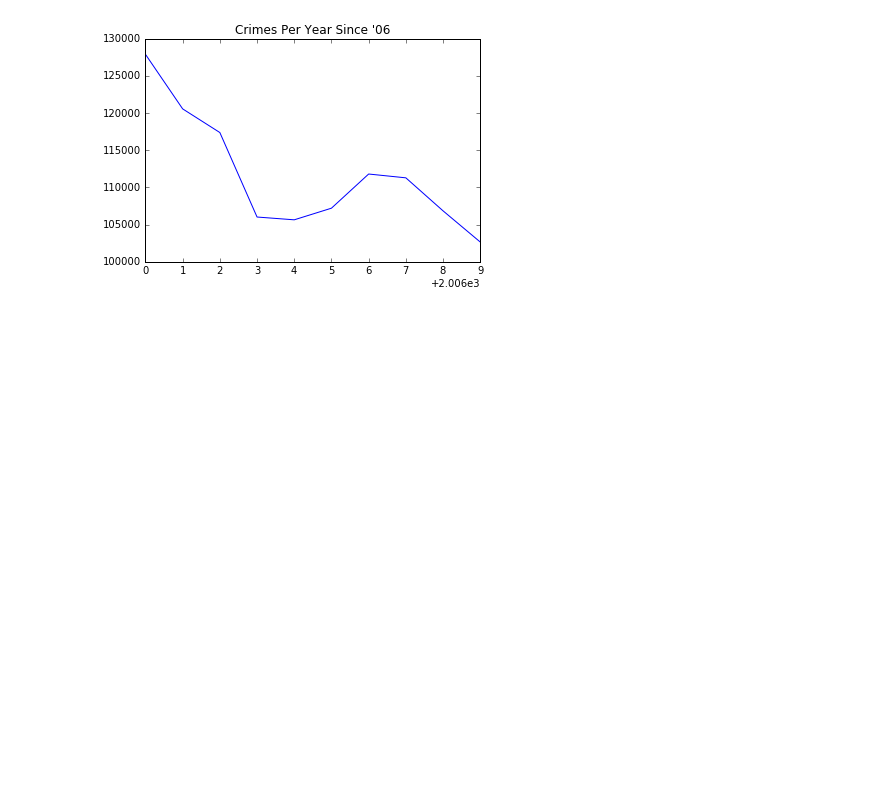
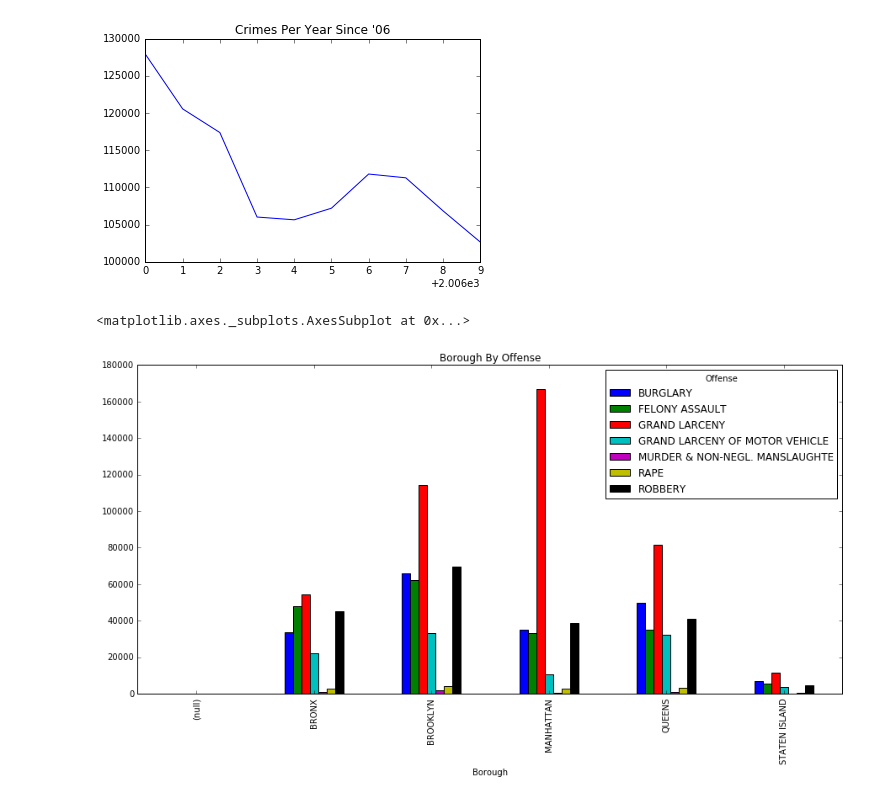
Before and after one commit to mmillervedam/INFOW18_FinalProject, a Jupyter notebook: NYC_Stats_Final_Project.ipynb, the cells around one changed output. Drawn from its saved outputs; the diff is of its cells as text; code cells hidden in the pictures; blank space fills up the shorter version.

```diff
--- a/NYC_Stats_Final_Project.ipynb
+++ b/NYC_Stats_Final_Project.ipynb
@@ -85,3 +89,12 @@ felony_df[felony_df["Occurrence Year"]>2005]["Occurrence Year"].value_counts().s
 # %% [output]
 <matplotlib.axes._subplots.AxesSubplot at 0x...>
 [figure]
+# %%
+# Aaron will create plot comparing types of Felonies by Borough
+fel_by_bor = felony_df.groupby('Borough')['Offense'].value_counts().sort_values(ascending=False)
+fel_by_bor_un = fel_by_bor.unstack("Offense")
+fel_by_bor_un.sort_index(ascending=False, level = 'GRAND LARCENY')
+fel_by_bor_un.plot(kind="bar", figsize= (15,7), title = "Borough By Offense")
+# %% [output]
+<matplotlib.axes._subplots.AxesSubplot at 0x...>
+[figure, added]
```
Also changed, not shown: parts of 5 cells of this notebook.
